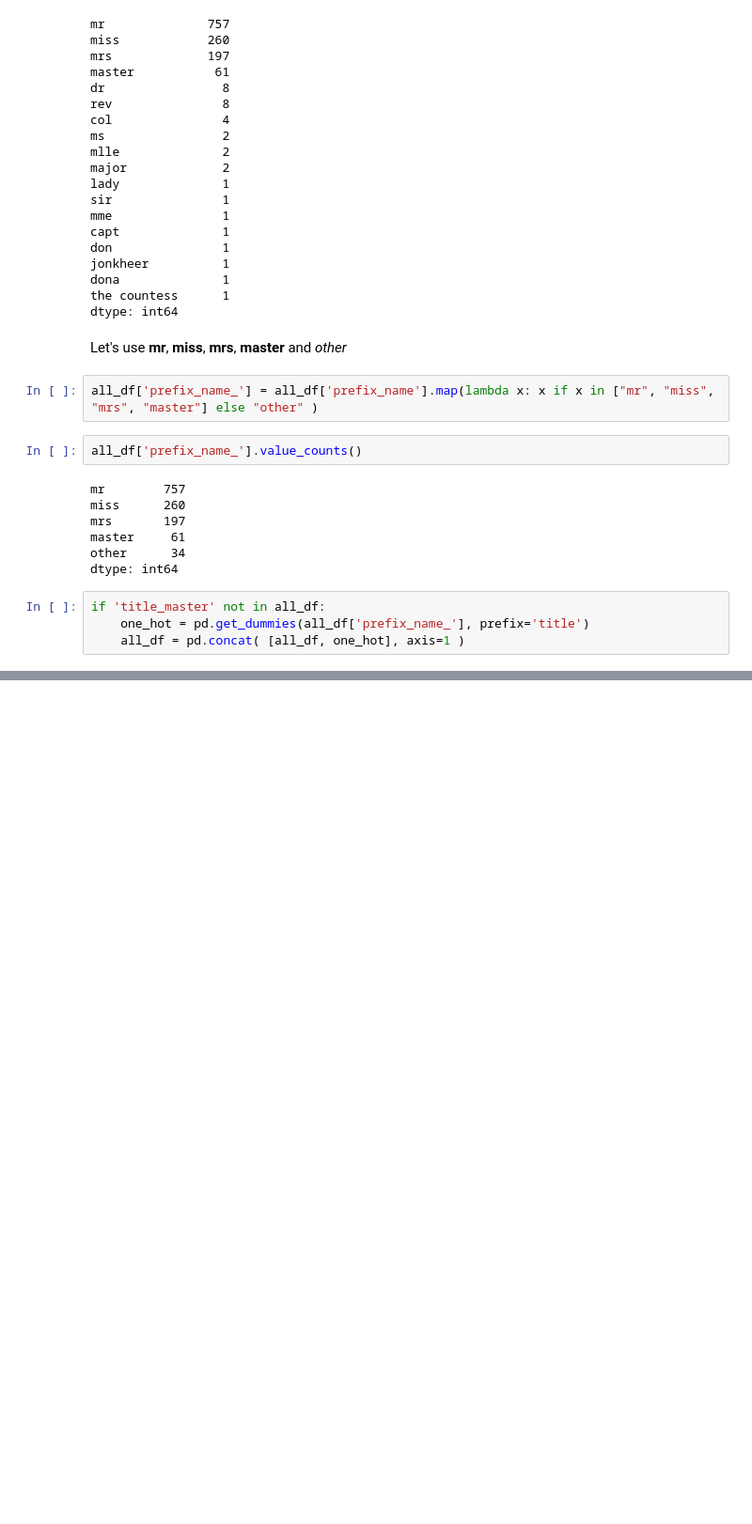
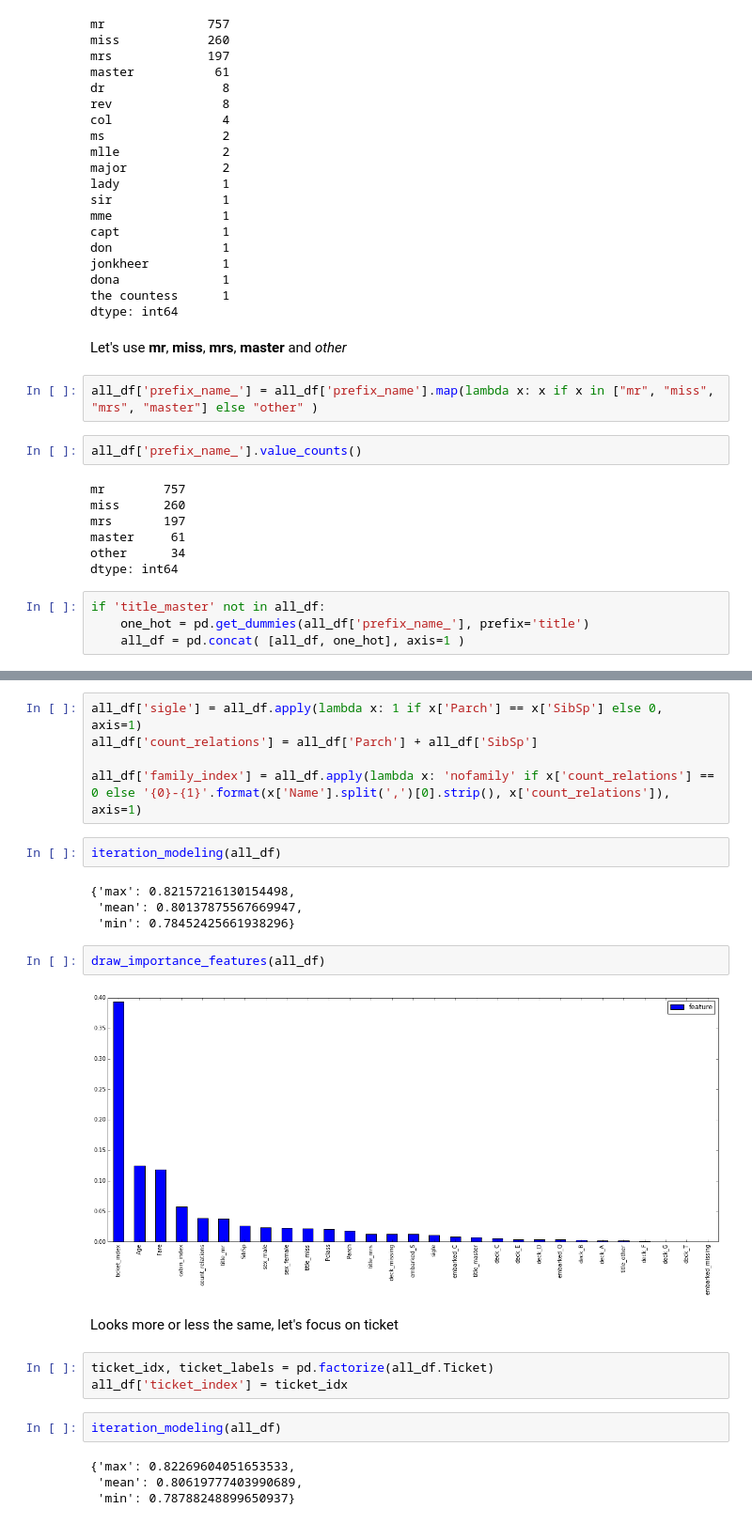
Before and after one commit to dataworkshop/titanic, a Jupyter notebook: vladimir/src/Titanic.ipynb, the cells around one changed output, grey strips where cells are left out. Shown at 94% size. Drawn from its saved outputs; the diff is of its cells as text; blank space fills up the shorter version.

```diff
--- a/vladimir/src/Titanic.ipynb
+++ b/vladimir/src/Titanic.ipynb
@@ -197,0 +304,26 @@ The result looks better than previous one (**0.772** vs **0.807**).
+# %%
+all_df['sigle'] = all_df.apply(lambda x: 1 if x['Parch'] == x['SibSp'] else 0, axis=1)
+all_df['count_relations'] = all_df['Parch'] + all_df['SibSp']
+
+all_df['family_index'] = all_df.apply(lambda x: 'nofamily' if x['count_relations'] == 0 else '{0}-{1}'.format(x['Name'].split(',')[0].strip(), x['count_relations']), axis=1)
+# %%
+iteration_modeling(all_df)
+# %% [output]
+{'max': 0.82157216130154498,
+ 'mean': 0.80137875567669947,
+ 'min': 0.78452425661938296}
+# %%
+draw_importance_features(all_df)
+# %% [output]
+[figure, added]
+# %% [markdown]
+Looks more or less the same, let's focus on ticket
+# %%
+ticket_idx, ticket_labels = pd.factorize(all_df.Ticket)
+all_df['ticket_index'] = ticket_idx
+# %%
+iteration_modeling(all_df)
+# %% [output]
+{'max': 0.82269604051653533,
+ 'mean': 0.80619777403990689,
+ 'min': 0.78788248899650937}
```
Also changed, not shown: parts of 33 cells of this notebook.
